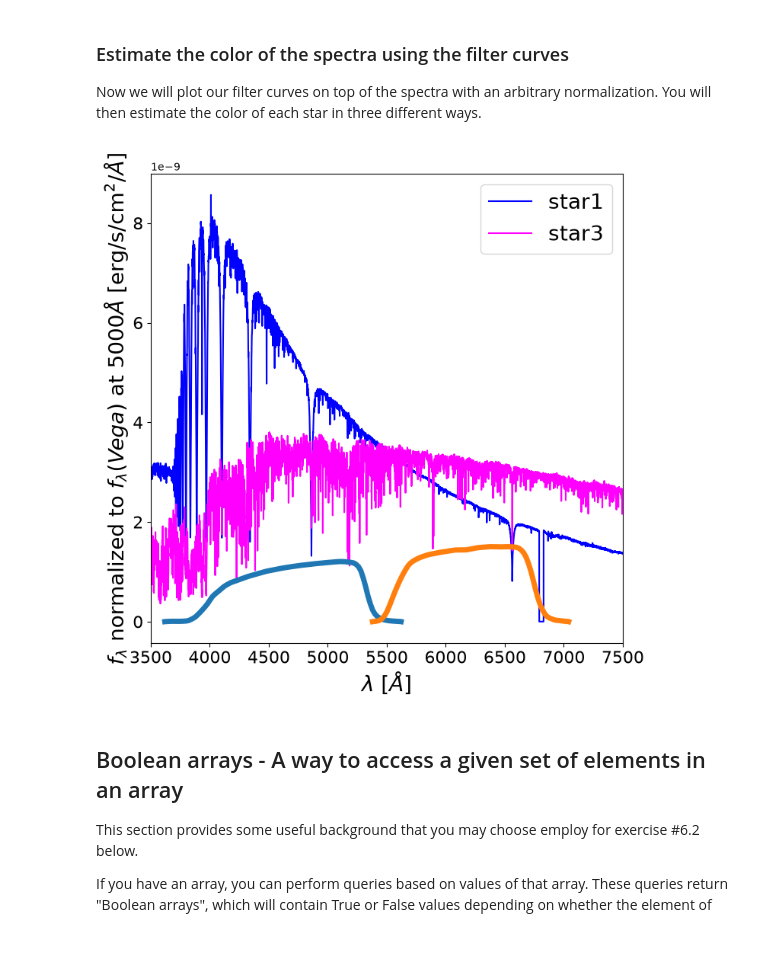
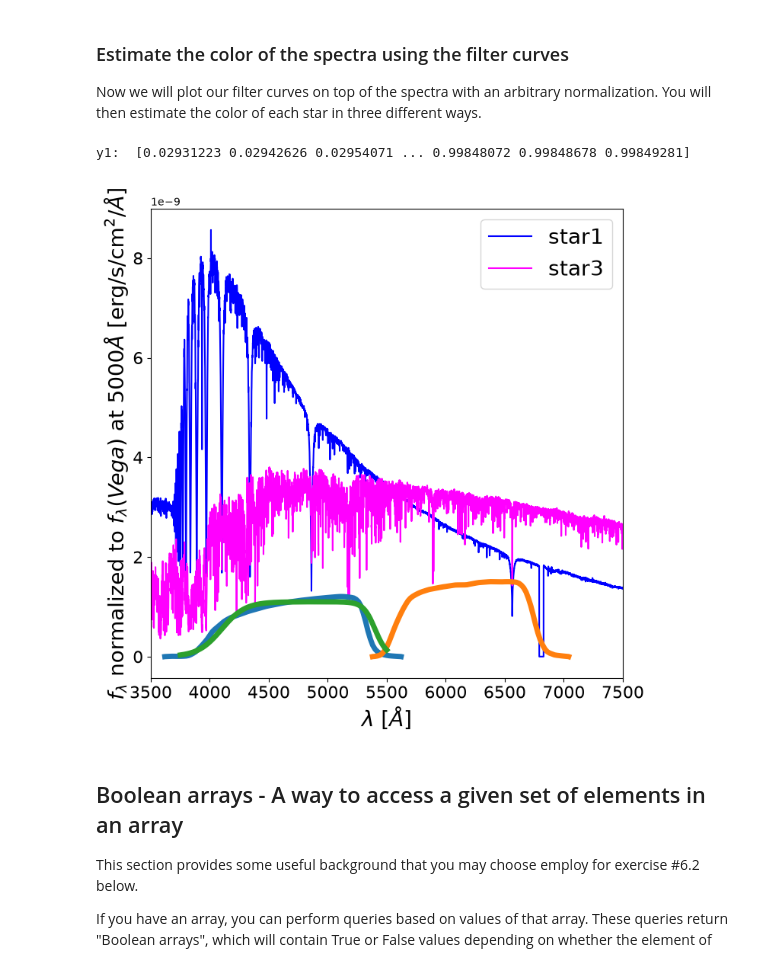
Before and after one commit to NathanielS-KU/Stellar-spectral-analysis, a Jupyter notebook: astr596-stellar-spectra-analysis-student.ipynb, the cells around one changed output. Cells and saved outputs as stored; diff of their text form; code cells hidden in the pictures.

Commit message:
Add files via upload
working on 6.2, logistic curves plotting

```diff
--- a/astr596-stellar-spectra-analysis-student.ipynb
+++ b/astr596-stellar-spectra-analysis-student.ipynb
@@ -395,24 +394,50 @@ Now we will plot our filter curves on top of the spectra with an arbitrary norma
 # %%
 #This calls the plotting function from earlier in the code and plots the stars
 starplot()
 
 #this now reads in the filter traces and overplots them
 #now read in "g" and "r" filter curves from speclite.
 gband = speclite.filters.load_filter('sdss2010-g')
 rband = speclite.filters.load_filter('sdss2010-r')
 #normalize the filter response curves so that they fits on our plot,
 #since they are usually plotted from 0 to 1.
 
 #For speclite output, the values are referenced using the .wavelength and .response
 #you can access individual gband.wavelength is an array that can be accessed using indices
 #like gband.wavelength[22]
 plt.plot(gband.wavelength,gband.response * 3.e-9,linewidth=5)
 plt.plot(rband.wavelength,rband.response * 3.e-9,linewidth=5)
 
 #this causes the plot to display
+#plt.show()
+
+
+## logistic curve plotting for 6.2
+def startLog(x, x0, k): ## for front half of lc, x is value, k is slope, x0 is the halfway point of the ramp
+    return 1 / (1 + np.exp(-1*k*(x-x0)))
+
+def endLog(x, x0, k, mid): ## for front half of lc, x is value, k is slope, x0 is the halfway point of the ramp, mid is the middle of the filter
+    arg = -2*k*(x-x0 - 2*(mid-x0))
+    return 1 - 1 / (1 + np.exp(arg))
+
+def logistic(x0, dx, k, start, middle, end): ## given a starting x and a spacing dx generates an approximation of the filter curves
+    x1 = np.arange(start, middle, dx) ## generates an x axis for the curve
+    x2 = np.arange(middle, end, dx)
+    y1 = np.zeros(len(x1))
+    y2 = np.zeros(len(x2))
+    for i in range(0,len(x1)):
+        y1[i] = startLog(x1[i], x0, k)
+    for i in range(0,len(x2)):
+        y2[i] = endLog(x2[i], x0, k, middle)
+    print("y1: ", y1)
+    return np.concatenate((x1,x2)), np.concatenate((y1,y2))
+greenModel = logistic(4100, 0.4, .01, 3750, 4750, 5500) ## green filter
+plt.plot( greenModel[0], greenModel[1] * 1.1*10**(-9),linewidth=5) ## plot green filter
+
 plt.show()
 # %% [output]
+y1:  [0.02931223 0.02942626 0.02954071 ... 0.99848072 0.99848678 0.99849281]
-[figure, old version]
+[figure, new version]
 # %% [markdown]
 ## Boolean arrays - A way to access a given set of elements in an array
 
```
Also changed, not shown: parts of 5 cells of this notebook.
